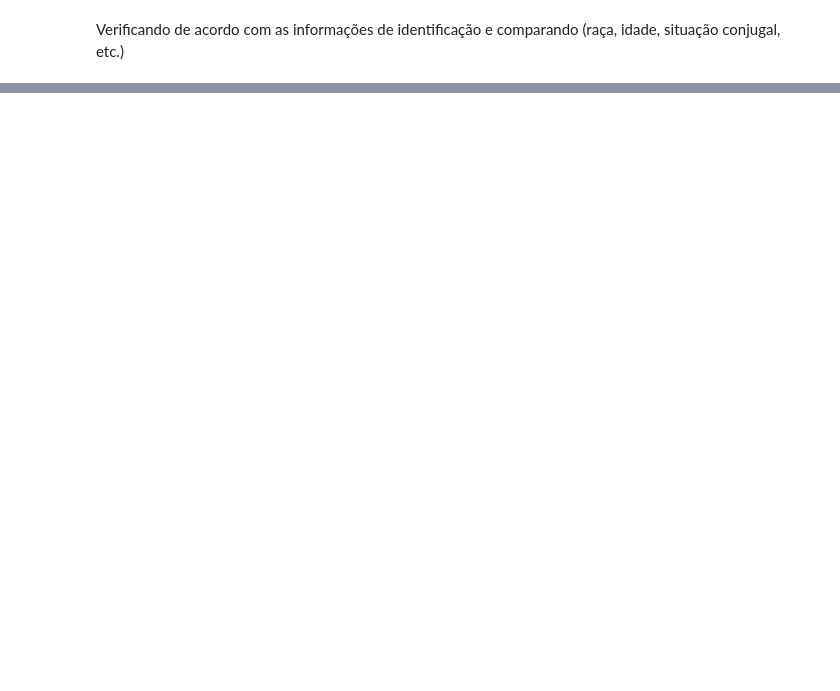
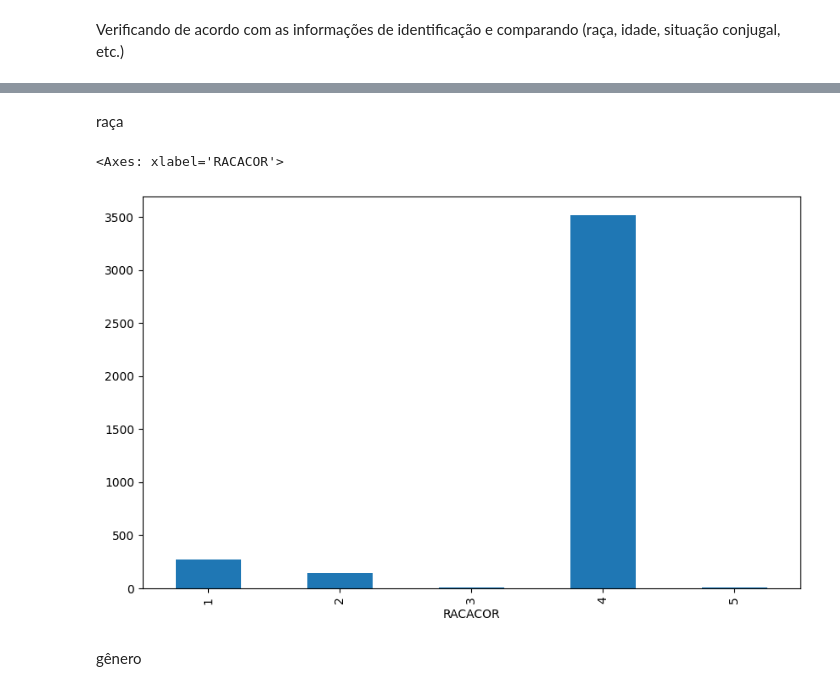
Before and after one commit to iagonmic/taxa-homicidio-pb, a Jupyter notebook: analise.ipynb, the cells around one changed output, grey strips where cells are left out. Saved outputs shown, nothing was run; the diff lists cells and outputs as text; code cells hidden in the pictures; blank space fills up the shorter version.

```diff
--- a/analise.ipynb
+++ b/analise.ipynb
@@ -264,0 +351,10 @@ Verificando de acordo com as informações de identificação e comparando (raç
+# %% [markdown]
+raça
+# %%
+df_hom_base_raca = df_hom_base['RACACOR'].replace('999', nan).dropna().reset_index().drop('index', axis=1)
+df_hom_base_raca.groupby('RACACOR')['RACACOR'].count().plot(kind='bar', figsize=(10, 6))
+# %% [output]
+<Axes: xlabel='RACACOR'>
+[figure, added]
+# %% [markdown]
+gênero
```
Also changed, not shown: parts of 13 cells of this notebook.
